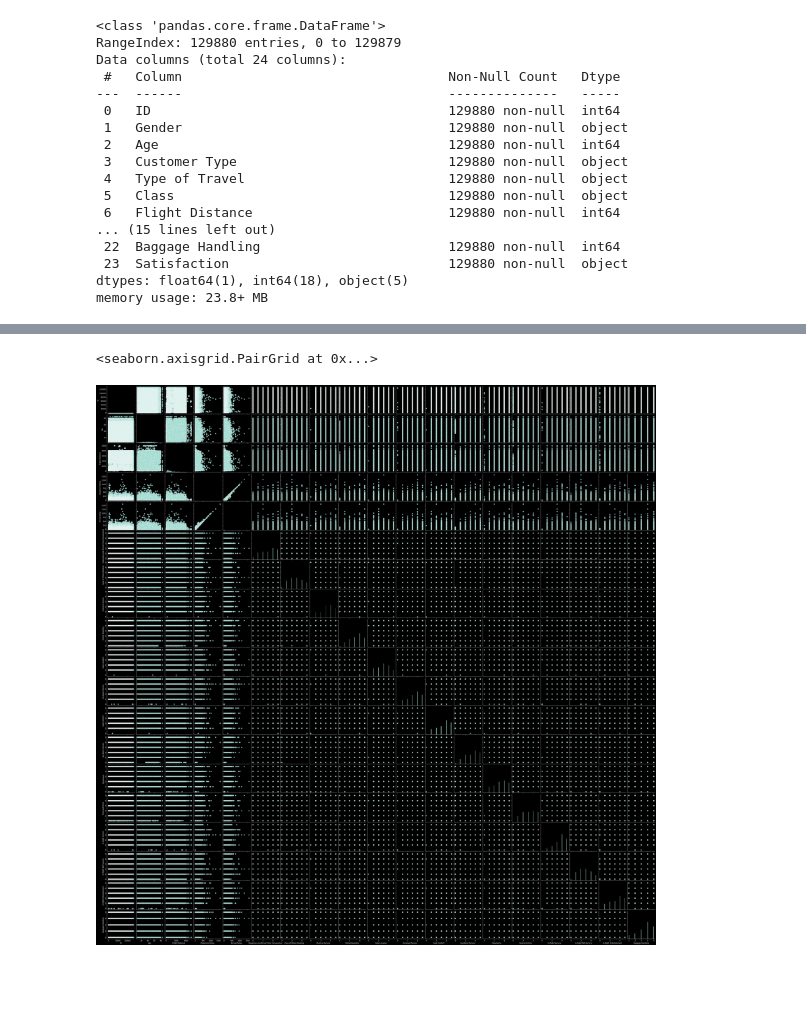
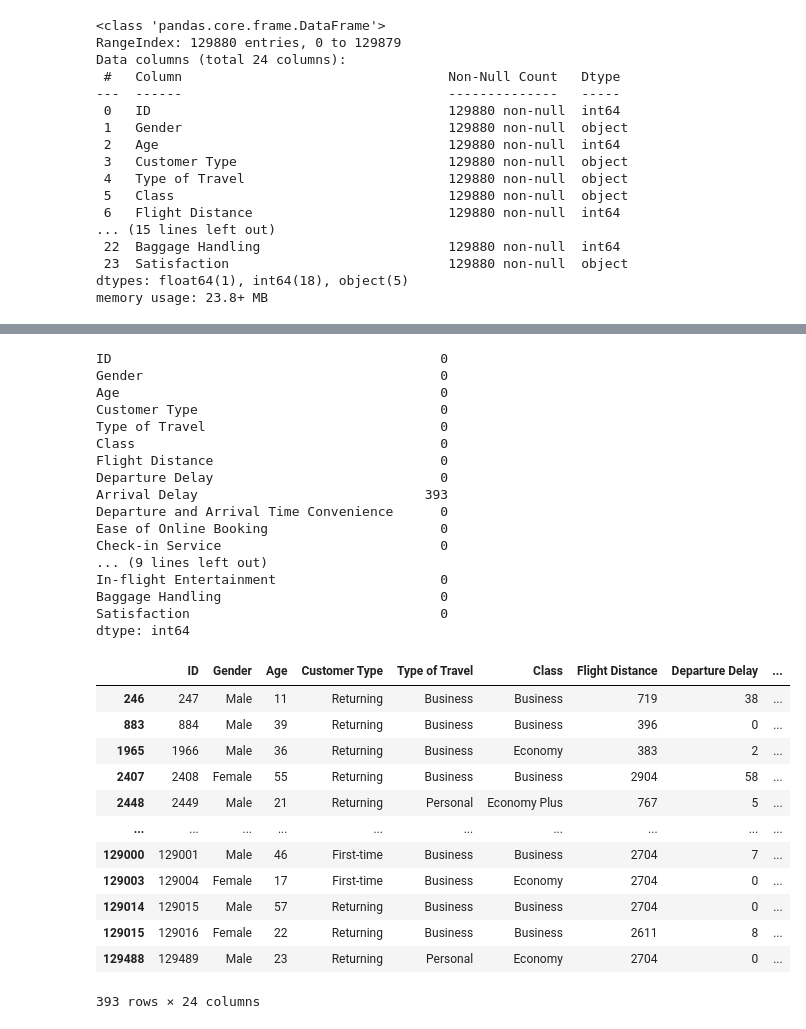
Before and after one commit to ibdafna/airlines_passengers, a Jupyter notebook: airline_passenger_satisfaction.ipynb, the cells around one changed output, grey strips where cells are left out. Saved outputs shown, nothing was run; the diff lists cells and outputs as text; code cells hidden in the pictures; blank space fills up the shorter version.

```diff
--- a/airline_passenger_satisfaction.ipynb
+++ b/airline_passenger_satisfaction.ipynb
@@ -52,5 +52,37 @@ sns.heatmap(airlines_df.isna().astype(int), cmap='viridis');
 # %%
-sns.pairplot(airlines_df)
+airlines_df.isnull().sum()
 # %% [output]
-<seaborn.axisgrid.PairGrid at 0x...>
+ID                                          0
+Gender                                      0
+Age                                         0
+Customer Type                               0
+Type of Travel                              0
+Class                                       0
+Flight Distance                             0
+Departure Delay                             0
+Arrival Delay                             393
+Departure and Arrival Time Convenience      0
+Ease of Online Booking                      0
+Check-in Service                            0
+... (9 lines left out)
+In-flight Entertainment                     0
+Baggage Handling                            0
+Satisfaction                                0
+dtype: int64
-[figure, removed]
+# %%
+# Examine data with null values
+airlines_df[airlines_df['Arrival Delay'].isnull()]
+# %% [output]
+|  | ID | Gender | Age | Customer Type | Type of Travel | Class | Flight Distance | Departure Delay | ... |
+| 246 | 247 | Male | 11 | Returning | Business | Business | 719 | 38 | ... |
+| 883 | 884 | Male | 39 | Returning | Business | Business | 396 | 0 | ... |
+| 1965 | 1966 | Male | 36 | Returning | Business | Economy | 383 | 2 | ... |
+| 2407 | 2408 | Female | 55 | Returning | Business | Business | 2904 | 58 | ... |
+| 2448 | 2449 | Male | 21 | Returning | Personal | Economy Plus | 767 | 5 | ... |
+| ... | ... | ... | ... | ... | ... | ... | ... | ... | ... |
+| 129000 | 129001 | Male | 46 | First-time | Business | Business | 2704 | 7 | ... |
+| 129003 | 129004 | Female | 17 | First-time | Business | Economy | 2704 | 0 | ... |
+| 129014 | 129015 | Male | 57 | Returning | Business | Business | 2704 | 0 | ... |
+| 129015 | 129016 | Female | 22 | Returning | Business | Business | 2611 | 8 | ... |
+| 129488 | 129489 | Male | 23 | Returning | Personal | Economy | 2704 | 0 | ... |
+393 rows × 24 columns
```
Also changed, not shown: parts of 6 cells of this notebook.
